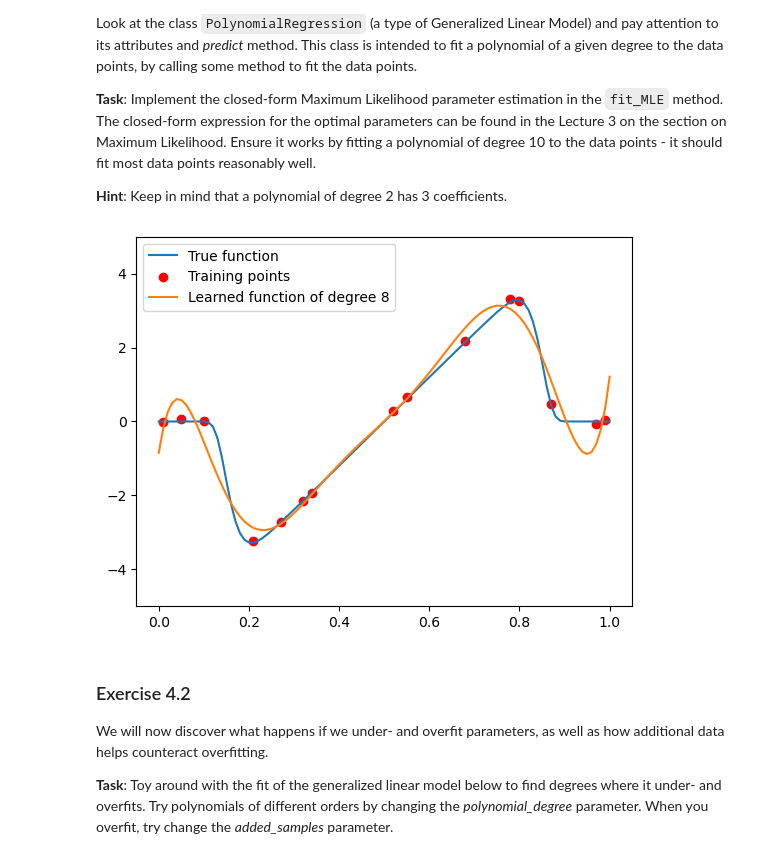
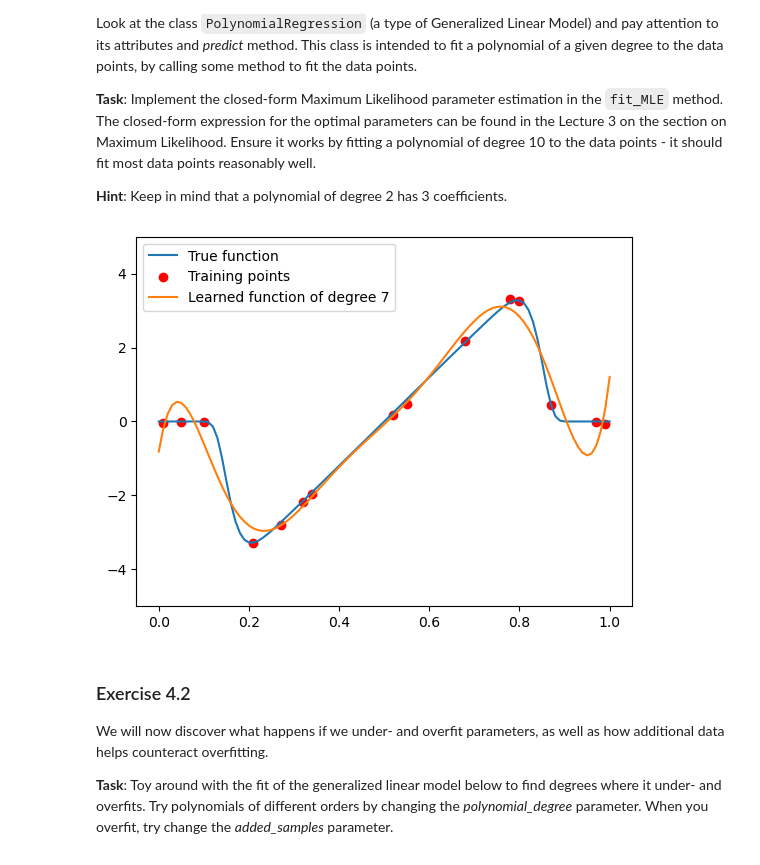
Before and after one commit to PengxinLuan/Applied-ML-, a Jupyter notebook: lab2/lab2_intro_math.ipynb, the cells around one changed output. Saved outputs shown, nothing was run; the diff lists cells and outputs as text; code cells hidden in the pictures.

```diff
--- a/lab2/lab2_intro_math.ipynb
+++ b/lab2/lab2_intro_math.ipynb
@@ -770,27 +770,27 @@ class PolynomialRegression:
         for i in range(self.degree):
             print('Coeff. theta^{}:   {:.2f}'.format(i, self.weights[i]))
 # %%
-polynomial_degree = 8
+polynomial_degree = 7
 
 pr = PolynomialRegression(polynomial_degree)
 
 X_eval = np.array([0.01, 0.05, 0.1, 0.21, 0.27, 0.32, 0.34, 0.52, 0.55, 0.68, 0.78, 0.80, 0.87, 0.97, 0.99])
 # calling noisy_function will sample new noise for each point!
 y_eval = noisy_function(X_eval)
 pr.fit_MLE(X_eval, y_eval)
 
 # Plotting
 X_plot = np.linspace(-0.0, 1.0, 101)
 fig3_1, ax3_1 = plt.subplots()
 ax3_1.plot(X_plot, true_function(X_plot), label='True function')
 
 ax3_1.scatter(X_eval, y_eval, c='r', label='Training points')
 ax3_1.plot(X_plot, pr.predict(X_plot), label=f'Learned function of degree {polynomial_degree}')
 ax3_1.set_ylim(-5, 5)
 ax3_1.legend()
 plt.show()
 # %% [output]
-[figure, old version]
+[figure, new version]
 # %% [markdown]
 ### Exercise 4.2
 We will now discover what happens if we under- and overfit parameters, as well as how additional data helps counteract overfitting.
```
Also changed, not shown: parts of 3 cells of this notebook, 43 other files.
